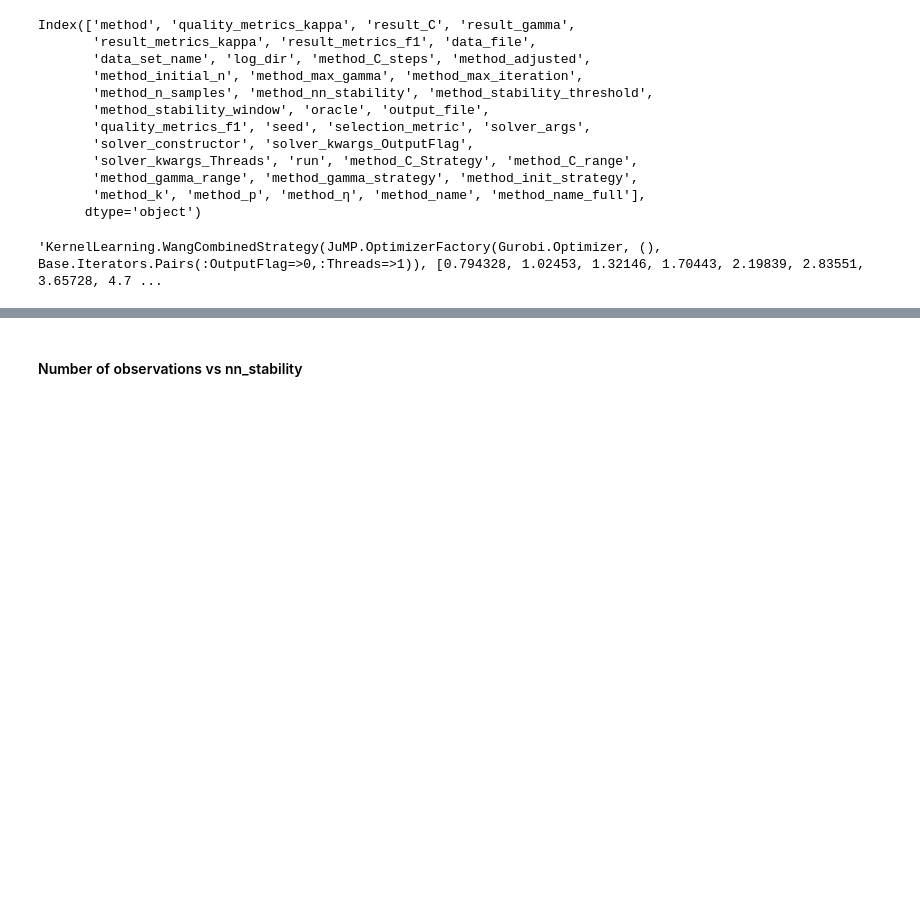
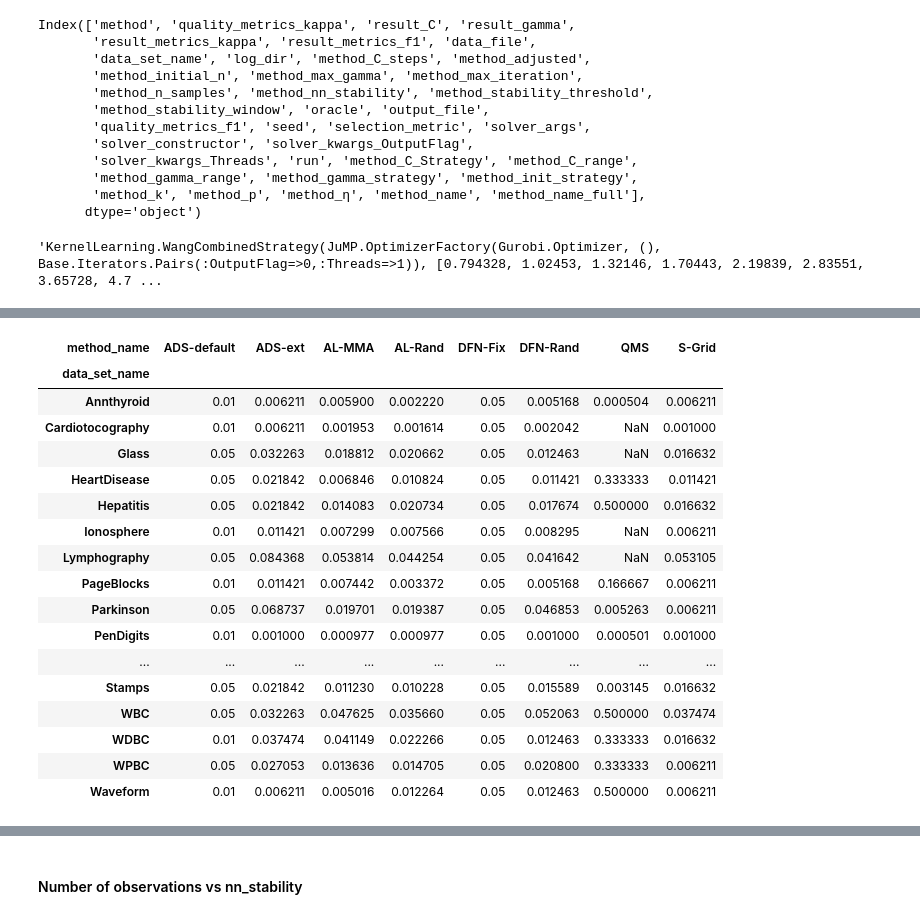
Before and after one commit to holtri/lama, a Jupyter notebook: notebooks/result-analysis.ipynb, the cells around one changed output, grey strips where cells are left out. Cells and saved outputs as stored; diff of their text form; code cells hidden in the pictures; blank space fills up the shorter version.

```diff
--- a/notebooks/result-analysis.ipynb
+++ b/notebooks/result-analysis.ipynb
@@ -142,6 +140,29 @@ kappa_out
 # %%
 with open("tables/kappa_table.tex", "w") as f:
     f.write(kappa_out.to_latex(index=True, float_format="{:0.2f}".format).replace('nan', ' --'))
+# %%
+C_out = tmp.agg({'result_C': 'mean'}).reset_index().pivot(index='data_set_name', columns = 'method_name', values = 'result_C')
+# %%
+C_out
+# %% [output]
+| method_name | ADS-default | ADS-ext | AL-MMA | AL-Rand | DFN-Fix | DFN-Rand | QMS | S-Grid |
+| data_set_name |  |  |  |  |  |  |  |  |
+| Annthyroid | 0.01 | 0.006211 | 0.005900 | 0.002220 | 0.05 | 0.005168 | 0.000504 | 0.006211 |
+| Cardiotocography | 0.01 | 0.006211 | 0.001953 | 0.001614 | 0.05 | 0.002042 | NaN | 0.001000 |
+| Glass | 0.05 | 0.032263 | 0.018812 | 0.020662 | 0.05 | 0.012463 | NaN | 0.016632 |
+| HeartDisease | 0.05 | 0.021842 | 0.006846 | 0.010824 | 0.05 | 0.011421 | 0.333333 | 0.011421 |
+| Hepatitis | 0.05 | 0.021842 | 0.014083 | 0.020734 | 0.05 | 0.017674 | 0.500000 | 0.016632 |
+| Ionosphere | 0.01 | 0.011421 | 0.007299 | 0.007566 | 0.05 | 0.008295 | NaN | 0.006211 |
+| Lymphography | 0.05 | 0.084368 | 0.053814 | 0.044254 | 0.05 | 0.041642 | NaN | 0.053105 |
+| PageBlocks | 0.01 | 0.011421 | 0.007442 | 0.003372 | 0.05 | 0.005168 | 0.166667 | 0.006211 |
+| Parkinson | 0.05 | 0.068737 | 0.019701 | 0.019387 | 0.05 | 0.046853 | 0.005263 | 0.006211 |
+| PenDigits | 0.01 | 0.001000 | 0.000977 | 0.000977 | 0.05 | 0.001000 | 0.000501 | 0.001000 |
+| ... | ... | ... | ... | ... | ... | ... | ... | ... |
+| Stamps | 0.05 | 0.021842 | 0.011230 | 0.010228 | 0.05 | 0.015589 | 0.003145 | 0.016632 |
+| WBC | 0.05 | 0.032263 | 0.047625 | 0.035660 | 0.05 | 0.052063 | 0.500000 | 0.037474 |
+| WDBC | 0.01 | 0.037474 | 0.041149 | 0.022266 | 0.05 | 0.012463 | 0.333333 | 0.016632 |
+| WPBC | 0.05 | 0.027053 | 0.013636 | 0.014705 | 0.05 | 0.020800 | 0.333333 | 0.006211 |
+| Waveform | 0.01 | 0.006211 | 0.005016 | 0.012264 | 0.05 | 0.012463 | 0.500000 | 0.006211 |
 # %%
 gamma_out = tmp.agg({'result_gamma': 'mean'}).reset_index().pivot(index='data_set_name', columns = 'method_name', values = 'result_gamma')
 # %%
```
Also changed, not shown: parts of 8 cells of this notebook, 4 other files.
